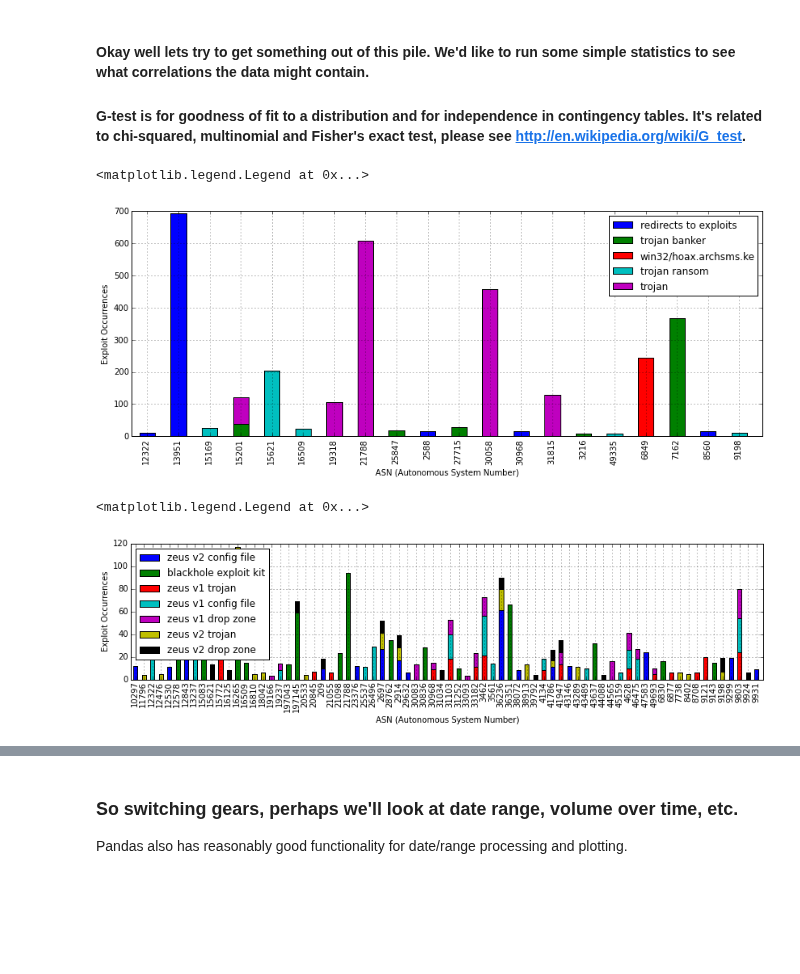
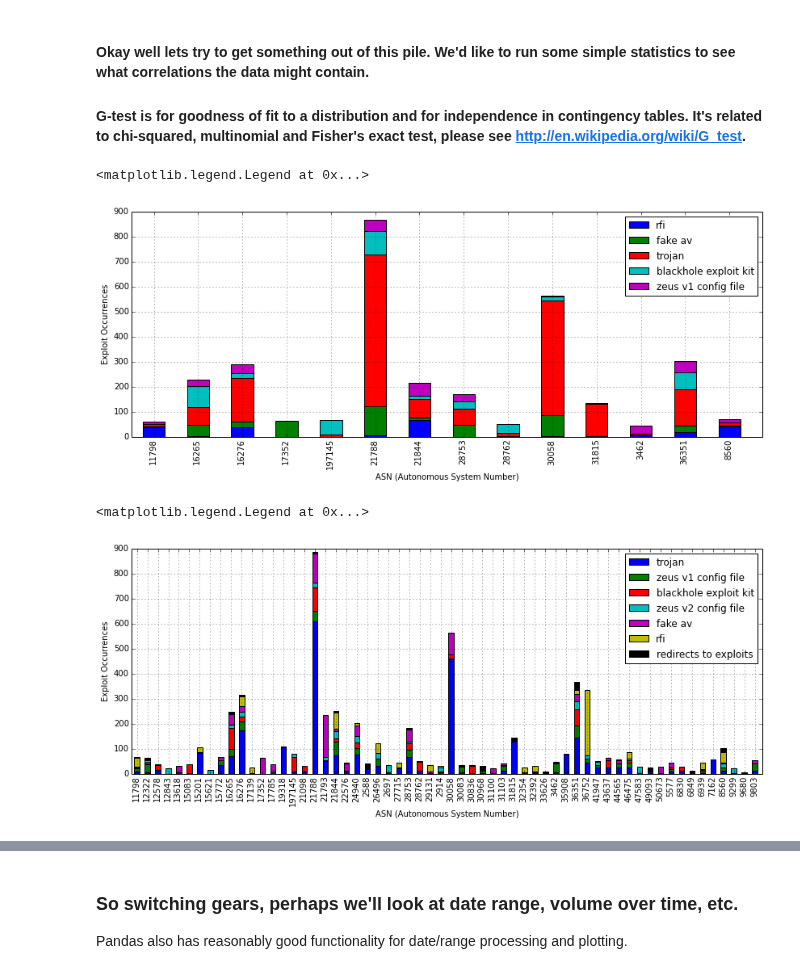
Before and after one commit to SuperCowPowers/data_hacking, a Jupyter notebook: mdl_exploration/MDL_Data_Exploration.ipynb, the cells around one changed output, grey strips where cells are left out. Cells and saved outputs as stored; diff of their text form; code cells hidden in the pictures; blank space fills up the shorter version.

Commit message:
Cleaned up a bit of the notebook, and updated it to work with the new simple_stats GTest

```diff
--- a/mdl_exploration/MDL_Data_Exploration.ipynb
+++ b/mdl_exploration/MDL_Data_Exploration.ipynb
@@ -59,9 +34,8 @@ Coverted to utf8
 # on the website we found the column headers referenced so we're explicitly
 # specifying them to the CSV reader:
 #    date,domain,ip,reverse,description,registrant,asn,inactive,country
-import StringIO
-dataframe = pd.read_csv(StringIO.StringIO(utf_text), names=['date','domain','ip','reverse','description',
-                        'registrant','asn','inactive','country'], header=None, encoding='utf8',low_memory=False)
+dataframe = pd.read_csv(data_url, names=['date','domain','ip','reverse','description',
+                        'registrant','asn','inactive','country'], header=None, error_bad_lines=False, low_memory=False)
 # %%
 dataframe.head(5)
 # %% [output]
@@ -192,15 +165,3 @@ dataframe.head()
 | 5 | 2009/01/02_00:00 | epeiy.com/wssl713fro.exe | 68.180.151.74 | p2p.geo.vip.sp1.yahoo.com | backdoor.win32.keystart.m | epeiy@yahoo.com | 36752 | 1 | 1 |
 | 6 | 2009/01/03_00:00 | har5launo.com/cgi-bin/index.cgi?dx | 74.213.167.191 | 74-213-167-191.ultrahosting.com | exploits/mebroot | prokofyev yaroslav weksya@gmail.ru | 23136 | 1 | 1 |
 5 rows × 9 columns
-# %%
-# The domain column looks to be full URI instead of a TLD, so lets
-# process the data into TLD form.
-
-import tldextract
-tld = ['.'.join(tldextract.extract(uri)[-2 : ]) for uri in dataframe['domain'].values]
-
-# Add the proper tld to the dataframe replacing the old domains
-dataframe['domain'] = pd.Series(tld, index=dataframe.index)
-
-# We can get a count of all the unique values by running value_counts()
-dataframe['domain'].value_counts()
@@ -225,3 +168,9 @@ Length: 18267, dtype: int64
+# %%
+# The domain column looks to be full URI instead of just the domain
+from urlparse import urlparse
+dataframe['domain'] = dataframe['domain'].astype(str)
+dataframe['domain'] = dataframe['domain'].apply(lambda x: "http://" + x)
+dataframe['domain'] = dataframe['domain'].apply(lambda x: urlparse(x).netloc)
 # %% [markdown]
 ### Two columns that are a mistaken copy of each other?...
 We also suspect that the 'inactive' column and the 'country' column are exactly the same, also why is there one row in the inactive column with a value of '2'?
@@ -262,35 +211,37 @@ g_test = ss.GTest()
 
 # Here we'd like to see how various exploits (description) are related to
 # the ASN (Autonomous System Number) associated with the ip/domain.
-exploits, matches, cont_table = g_test.highest_gtest_scores(
+(exploits, matches, cont_table) = g_test.highest_gtest_scores(
                                 dataframe['description'], dataframe['asn'], N=5, matches=5)
-ax = cont_table.T.plot(kind='bar', stacked=True)
+
+ax = exploits.T.plot(kind='bar', stacked=True)
 pylab.ylabel('Exploit Occurrences')
 pylab.xlabel('ASN (Autonomous System Number)')
 patches, labels = ax.get_legend_handles_labels()
 ax.legend(patches, labels, loc='upper right')
 
+
 # The plot below is showing the number of times a particular exploit was associated with an ASN.
 # Interesing to see whether exploits are highly correlated to particular ASNs.
 # %% [output]
 <matplotlib.legend.Legend at 0x...>
-[figure, old version]
+[figure, new version]
 # %%
 # Now we use g_test with the 'reverse=True' argument to display those exploits
 # that do not have a high correlation with a particular ASN.
 exploits, matches, cont_table = g_test.highest_gtest_scores(dataframe['description'],
                                 dataframe['asn'], N=7, reverse=True, min_volume=500, matches=15)
-ax = cont_table.T.plot(kind='bar', stacked=True)
+ax = exploits.T.plot(kind='bar', stacked=True)
 pylab.ylabel('Exploit Occurrences')
 pylab.xlabel('ASN (Autonomous System Number)')
 patches, labels = ax.get_legend_handles_labels()
 ax.legend(patches, labels, loc='best')
 
 # The plot below is showing exploits who aren't associated with any particular ASN.
 # Interesing to see exploits that are spanning many ASNs.
 # %% [output]
 <matplotlib.legend.Legend at 0x...>
-[figure, old version]
+[figure, new version]
 # %%
 exploits, matches, cont_table = g_test.highest_gtest_scores(dataframe['description'],
                                                             dataframe['domain'], N=5)
```
Also changed, not shown: parts of 23 cells of this notebook.
